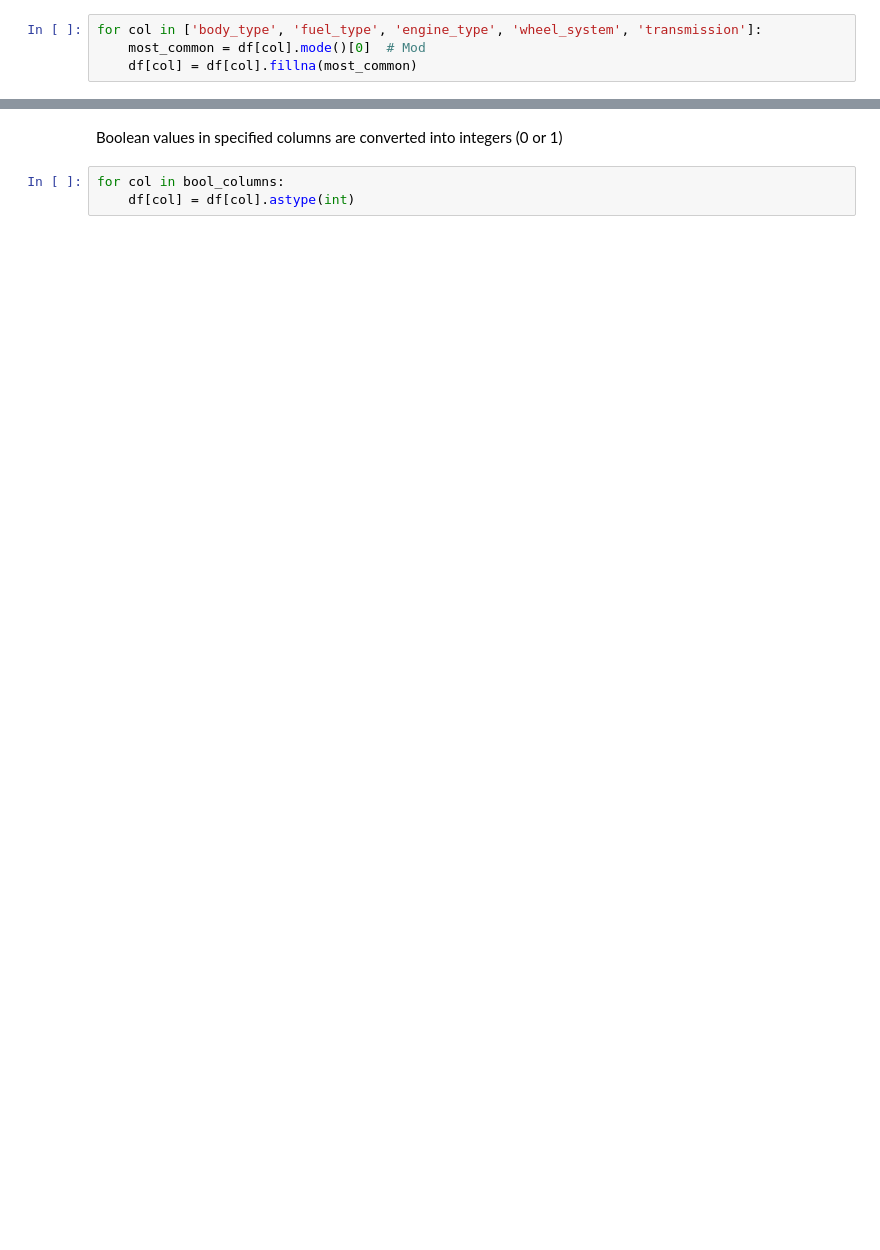
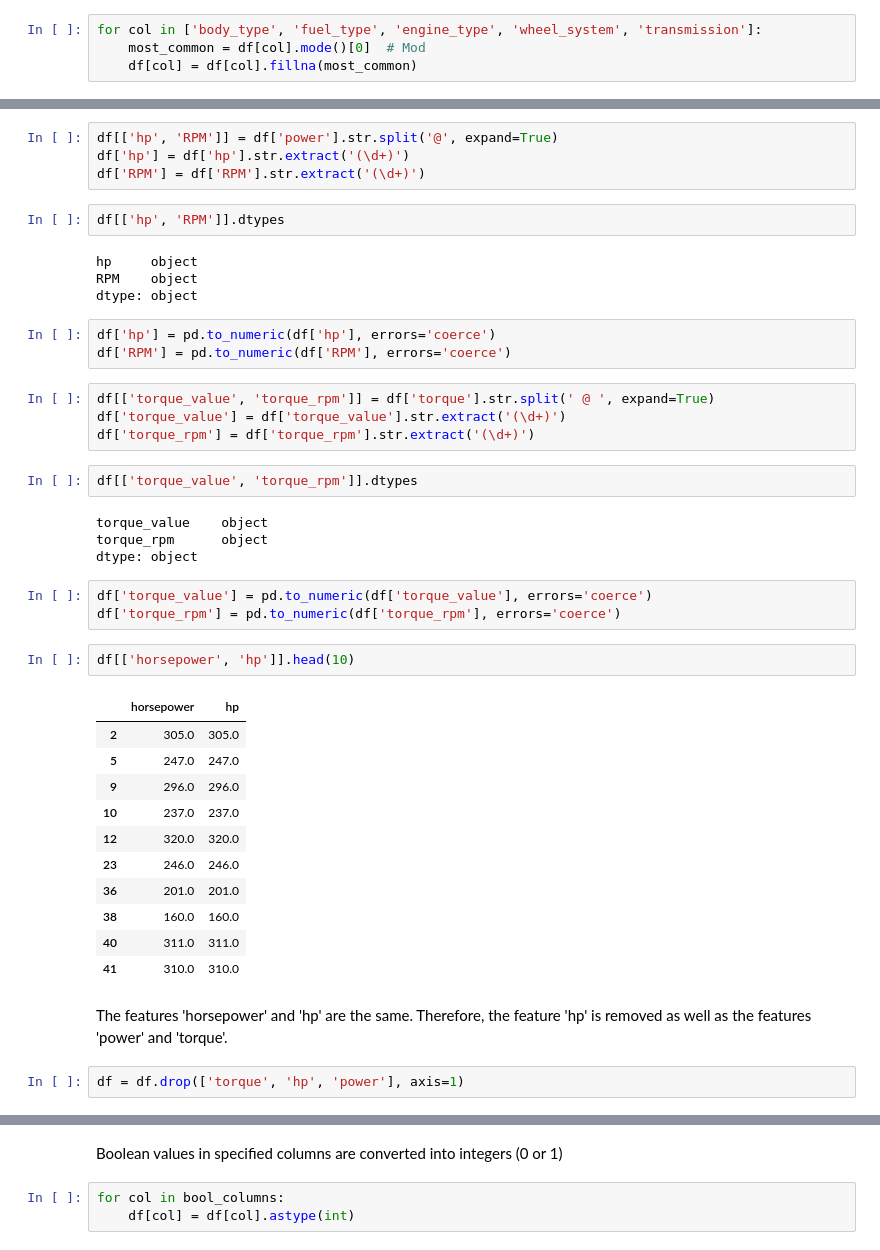
Before and after one commit to asenacak/UsedCarsML, a Jupyter notebook: Used_Cars_Data_Cleaning.ipynb, the cells around one changed output, grey strips where cells are left out. Drawn from its saved outputs; the diff is of its cells as text; blank space fills up the shorter version.

```diff
--- a/Used_Cars_Data_Cleaning.ipynb
+++ b/Used_Cars_Data_Cleaning.ipynb
@@ -239,0 +283,44 @@ for col in ['body_type', 'fuel_type', 'engine_type', 'wheel_system', 'transmissi
+# %%
+df[['hp', 'RPM']] = df['power'].str.split('@', expand=True)
+df['hp'] = df['hp'].str.extract('(\d+)')
+df['RPM'] = df['RPM'].str.extract('(\d+)')
+# %%
+df[['hp', 'RPM']].dtypes
+# %% [output]
+hp     object
+RPM    object
+dtype: object
+# %%
+df['hp'] = pd.to_numeric(df['hp'], errors='coerce')
+df['RPM'] = pd.to_numeric(df['RPM'], errors='coerce')
+# %%
+df[['torque_value', 'torque_rpm']] = df['torque'].str.split(' @ ', expand=True)
+df['torque_value'] = df['torque_value'].str.extract('(\d+)')
+df['torque_rpm'] = df['torque_rpm'].str.extract('(\d+)')
+# %%
+df[['torque_value', 'torque_rpm']].dtypes
+# %% [output]
+torque_value    object
+torque_rpm      object
+dtype: object
+# %%
+df['torque_value'] = pd.to_numeric(df['torque_value'], errors='coerce')
+df['torque_rpm'] = pd.to_numeric(df['torque_rpm'], errors='coerce')
+# %%
+df[['horsepower', 'hp']].head(10)
+# %% [output]
+|  | horsepower | hp |
+| 2 | 305.0 | 305.0 |
+| 5 | 247.0 | 247.0 |
+| 9 | 296.0 | 296.0 |
+| 10 | 237.0 | 237.0 |
+| 12 | 320.0 | 320.0 |
+| 23 | 246.0 | 246.0 |
+| 36 | 201.0 | 201.0 |
+| 38 | 160.0 | 160.0 |
+| 40 | 311.0 | 311.0 |
+| 41 | 310.0 | 310.0 |
+# %% [markdown]
+The features 'horsepower' and 'hp' are the same. Therefore, the feature 'hp' is removed as well as the features 'power' and 'torque'.
+# %%
+df = df.drop(['torque', 'hp', 'power'], axis=1)
```
Also changed, not shown: parts of 90 cells of this notebook.
